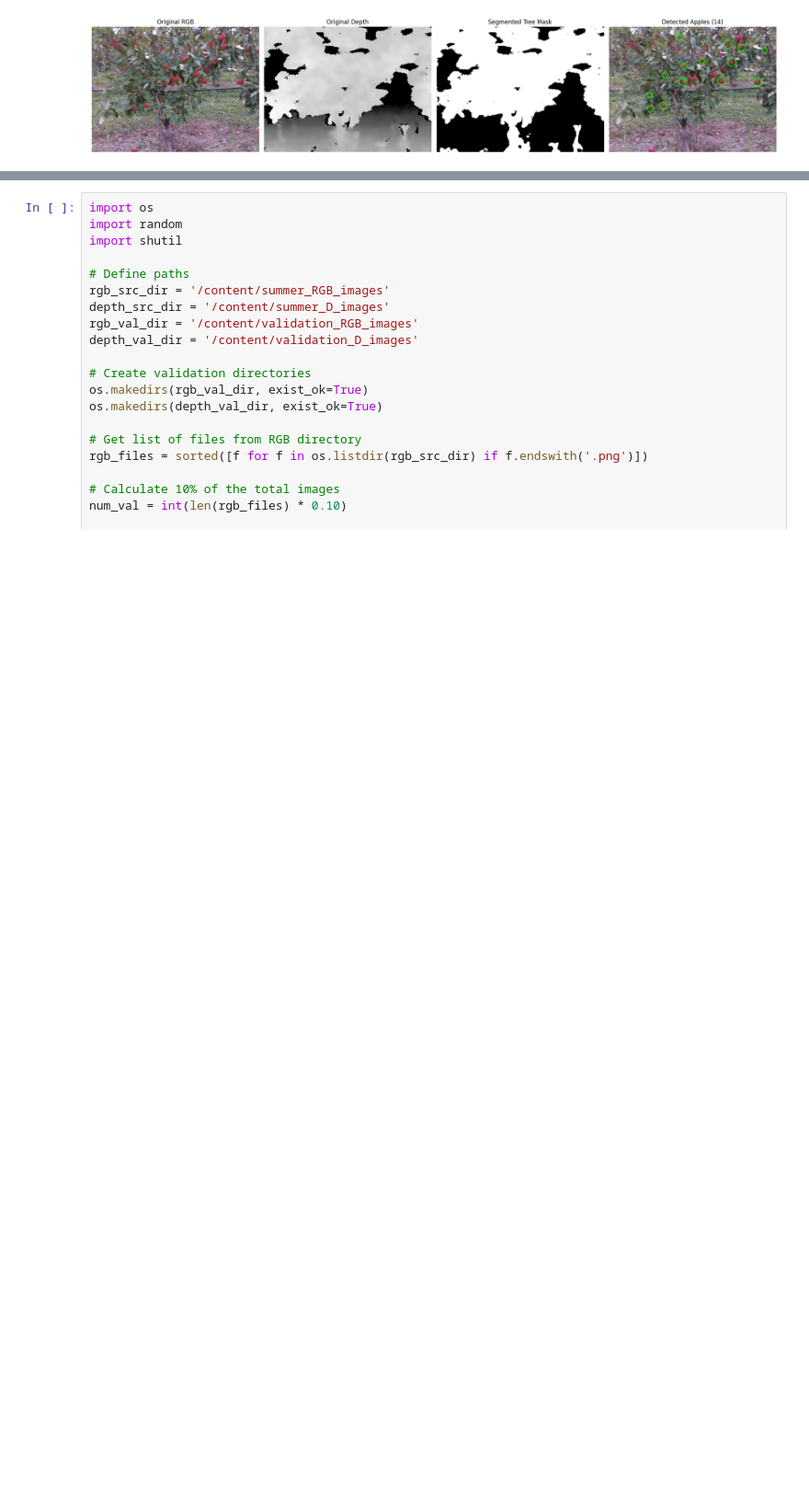
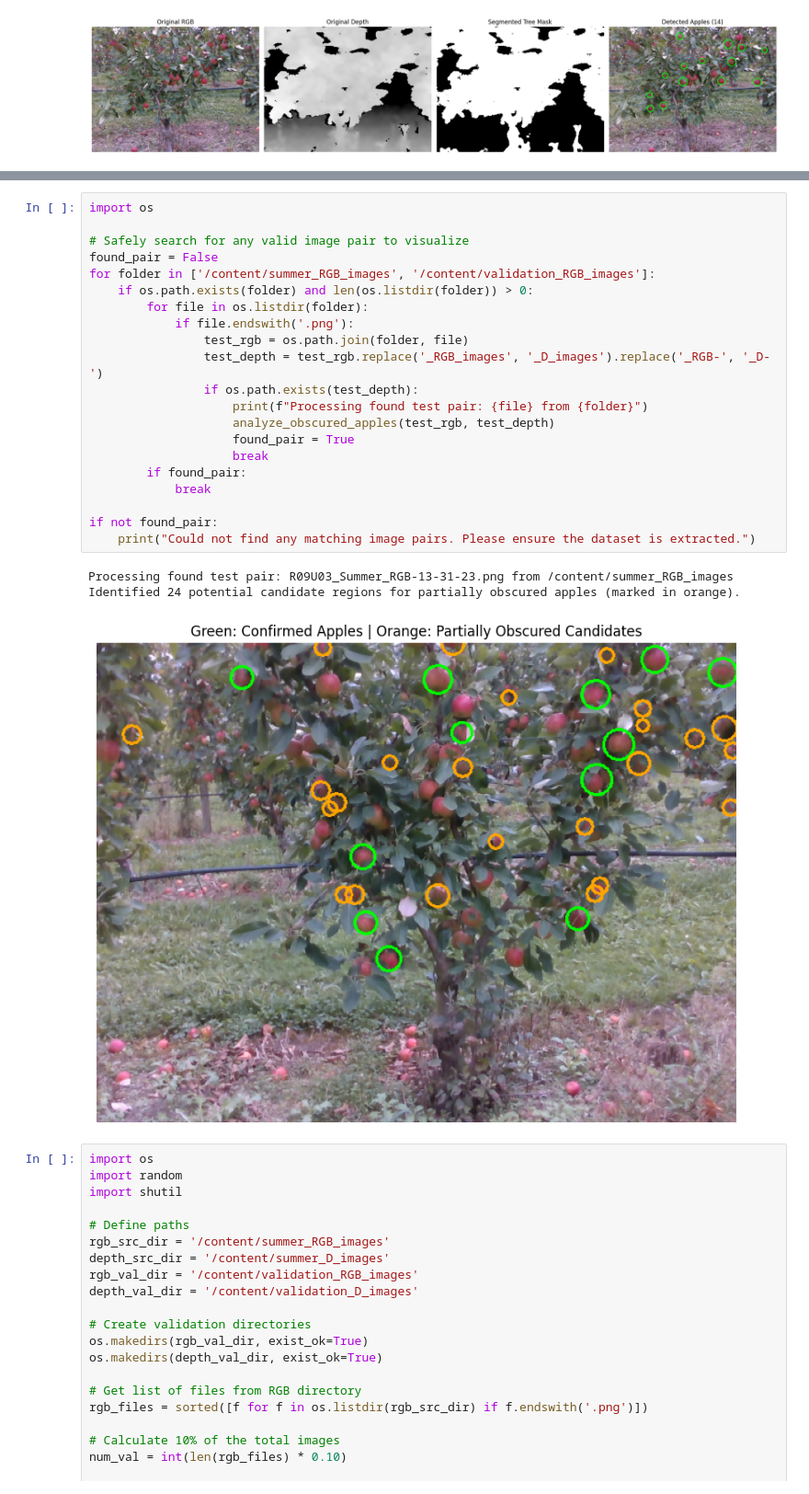
Before and after one commit to jlen0011-eng/apple_project, a Jupyter notebook: src/Apple0710.ipynb, the cells around one changed output, grey strips where cells are left out. Shown at 92% size. Saved outputs shown, nothing was run; the diff lists cells and outputs as text; blank space fills up the shorter version.

Commit message:
Changed access to dataset, removed duplicate code

```diff
--- a/src/Apple0710.ipynb
+++ b/src/Apple0710.ipynb
@@ -231,3 +351,28 @@ Identified 20 potential candidate regions for partially obscured apples (marked
+# %%
+import os
+
+# Safely search for any valid image pair to visualize
+found_pair = False
+for folder in ['/content/summer_RGB_images', '/content/validation_RGB_images']:
+    if os.path.exists(folder) and len(os.listdir(folder)) > 0:
+        for file in os.listdir(folder):
+            if file.endswith('.png'):
+                test_rgb = os.path.join(folder, file)
+                test_depth = test_rgb.replace('_RGB_images', '_D_images').replace('_RGB-', '_D-')
+                if os.path.exists(test_depth):
+                    print(f"Processing found test pair: {file} from {folder}")
+                    analyze_obscured_apples(test_rgb, test_depth)
+                    found_pair = True
+                    break
+        if found_pair:
+            break
+
+if not found_pair:
+    print("Could not find any matching image pairs. Please ensure the dataset is extracted.")
+# %% [output]
+Processing found test pair: R09U03_Summer_RGB-13-31-23.png from /content/summer_RGB_images
+Identified 24 potential candidate regions for partially obscured apples (marked in orange).
+[figure, added]
 # %%
 import os
 import random
```
Also changed, not shown: parts of 10 cells of this notebook.
